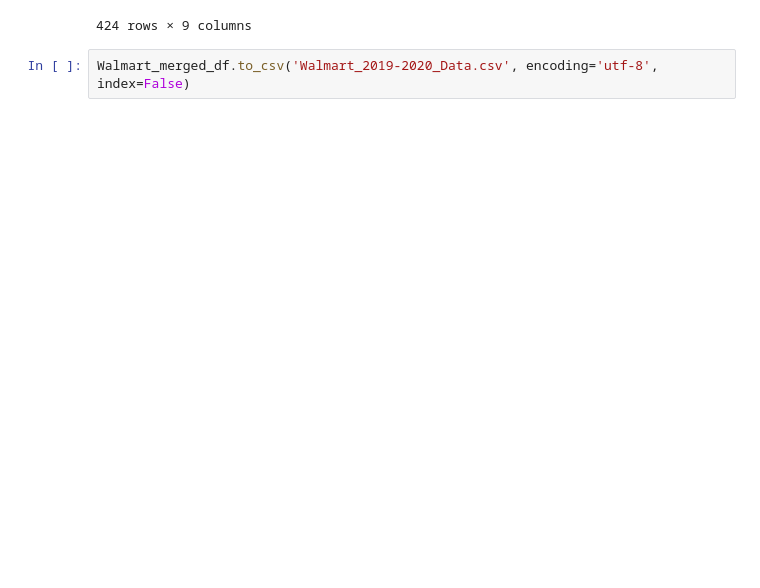
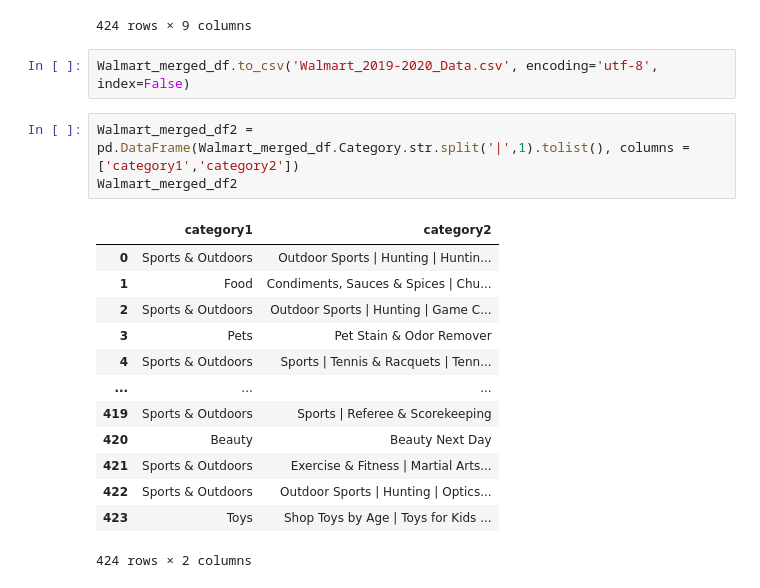
Before and after one commit to GaryGrisham/WalmartPriceComparisons, a Jupyter notebook: Data/Walmart_2019_2020.ipynb, the cells around one changed output. Saved outputs shown, nothing was run; the diff lists cells and outputs as text; blank space fills up the shorter version.

```diff
--- a/Data/Walmart_2019_2020.ipynb
+++ b/Data/Walmart_2019_2020.ipynb
@@ -161,3 +157,20 @@ Walmart_merged_df
 424 rows × 9 columns
 # %%
 Walmart_merged_df.to_csv('Walmart_2019-2020_Data.csv', encoding='utf-8', index=False)
+# %%
+Walmart_merged_df2 = pd.DataFrame(Walmart_merged_df.Category.str.split('|',1).tolist(), columns = ['category1','category2'])
+Walmart_merged_df2
+# %% [output]
+|  | category1 | category2 |
+| 0 | Sports & Outdoors | Outdoor Sports | Hunting | Huntin... |
+| 1 | Food | Condiments, Sauces & Spices | Chu... |
+| 2 | Sports & Outdoors | Outdoor Sports | Hunting | Game C... |
+| 3 | Pets | Pet Stain & Odor Remover |
+| 4 | Sports & Outdoors | Sports | Tennis & Racquets | Tenn... |
+| ... | ... | ... |
+| 419 | Sports & Outdoors | Sports | Referee & Scorekeeping |
+| 420 | Beauty | Beauty Next Day |
+| 421 | Sports & Outdoors | Exercise & Fitness | Martial Arts... |
+| 422 | Sports & Outdoors | Outdoor Sports | Hunting | Optics... |
+| 423 | Toys | Shop Toys by Age | Toys for Kids ... |
+424 rows × 2 columns
```
Also changed, not shown: parts of 5 cells of this notebook, 1 other file.
